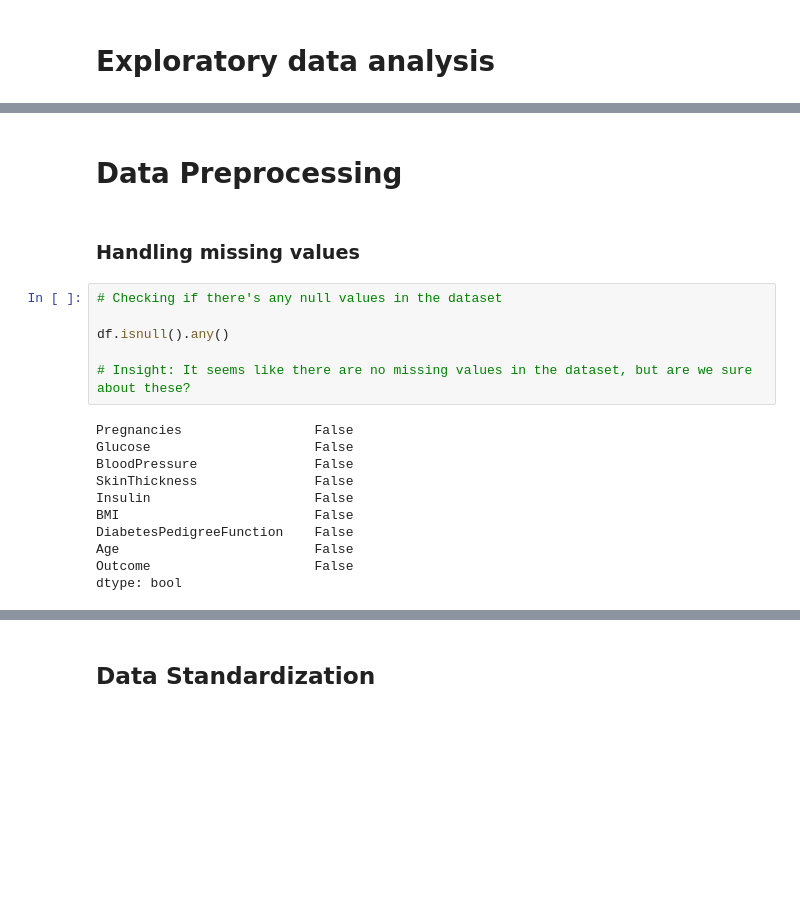
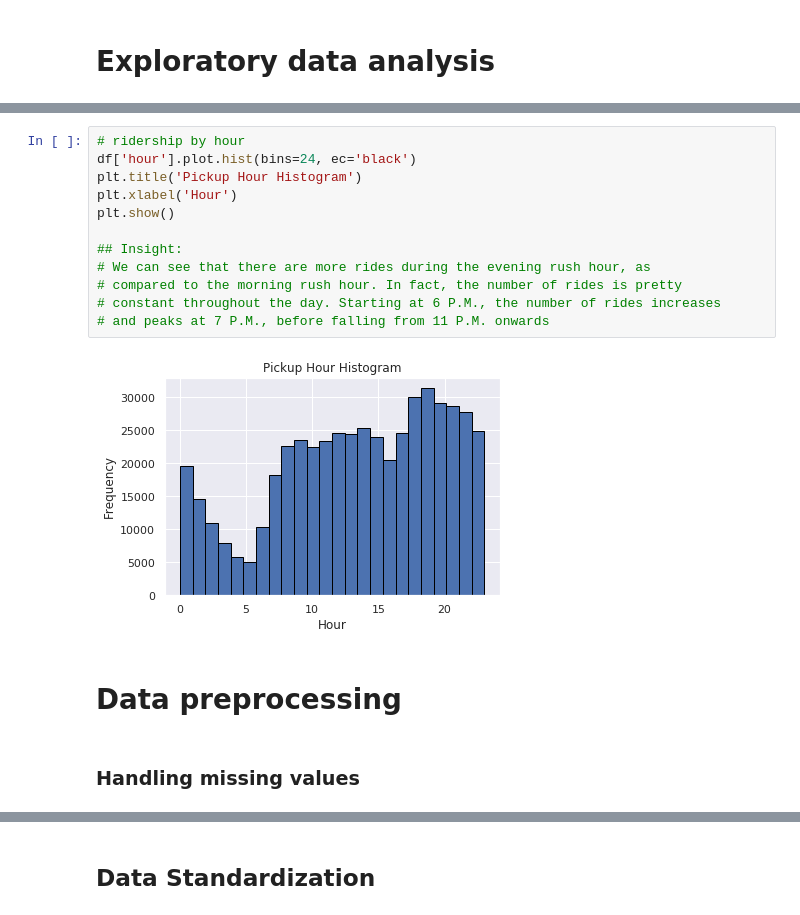
Before and after one commit to Rezwanul-Haque/neural_network_projects, a Jupyter notebook: taxi_fares_problem/taxi_fares_prediction/taxi_fares_prediction.ipynb, the cells around one changed output, grey strips where cells are left out. Saved outputs shown, nothing was run; the diff lists cells and outputs as text; blank space fills up the shorter version.

```diff
--- a/taxi_fares_problem/taxi_fares_prediction/taxi_fares_prediction.ipynb
+++ b/taxi_fares_problem/taxi_fares_prediction/taxi_fares_prediction.ipynb
@@ -132,21 +157,18 @@ Therefore, BloodPressure and SkinThickness are poorer predictors for diabetes.
+# %%
+# ridership by hour
+df['hour'].plot.hist(bins=24, ec='black')
+plt.title('Pickup Hour Histogram')
+plt.xlabel('Hour')
+plt.show()
+
+## Insight:
+# We can see that there are more rides during the evening rush hour, as
+# compared to the morning rush hour. In fact, the number of rides is pretty
+# constant throughout the day. Starting at 6 P.M., the number of rides increases
+# and peaks at 7 P.M., before falling from 11 P.M. onwards
+# %% [output]
+[figure, added]
 # %% [markdown]
-# Data Preprocessing
+# Data preprocessing
 # %% [markdown]
 ### Handling missing values
-# %%
-# Checking if there's any null values in the dataset
-
-df.isnull().any()
-
-# Insight: It seems like there are no missing values in the dataset, but are we sure about these?
-# %% [output]
-Pregnancies                 False
-Glucose                     False
-BloodPressure               False
-SkinThickness               False
-Insulin                     False
-BMI                         False
-DiabetesPedigreeFunction    False
-Age                         False
-Outcome                     False
-dtype: bool
```
Also changed, not shown: parts of 37 cells of this notebook, 2 other files.
